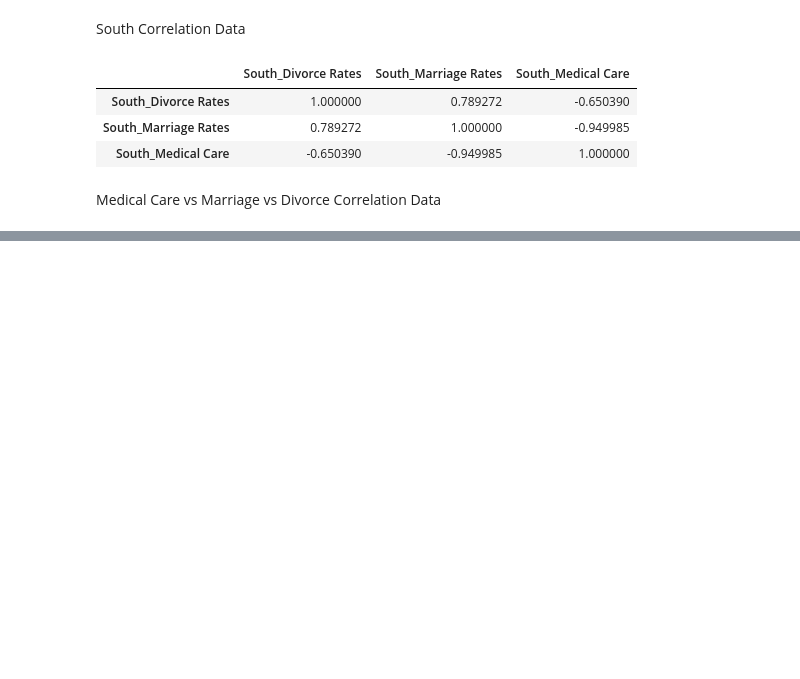
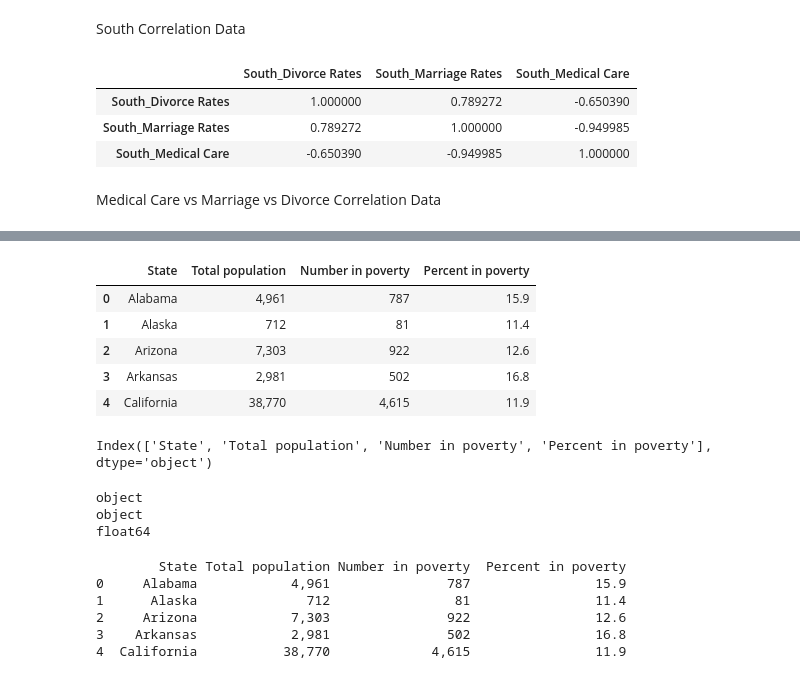
Before and after one commit to RyanWeigel32/Class_Project_Final, a Jupyter notebook: Project_One_Final.ipynb, the cells around one changed output, grey strips where cells are left out. Cells and saved outputs as stored; diff of their text form; code cells hidden in the pictures; blank space fills up the shorter version.

```diff
--- a/Project_One_Final.ipynb
+++ b/Project_One_Final.ipynb
@@ -836,0 +979,35 @@ healthcare_marriage_divorce_corr
+# %%
+# Read the CSV file
+df_2021 = pd.read_csv(r'Alexas Resources\Alexandra Data\Poverty_data_2021.csv')
+
+df_2021.head()
+# %% [output]
+|  | State | Total population | Number in poverty | Percent in poverty |
+| 0 | Alabama | 4,961 | 787 | 15.9 |
+| 1 | Alaska | 712 | 81 | 11.4 |
+| 2 | Arizona | 7,303 | 922 | 12.6 |
+| 3 | Arkansas | 2,981 | 502 | 16.8 |
+| 4 | California | 38,770 | 4,615 | 11.9 |
+# %%
+# List columns
+df_2021.columns
+# %% [output]
+Index(['State', 'Total population', 'Number in poverty', 'Percent in poverty'], dtype='object')
+# %%
+#Check index type
+print(df_2021['Total population'].dtype)
+print(df_2021['Number in poverty'].dtype)
+print(df_2021['Percent in poverty'].dtype)
+# %% [output]
+object
+object
+float64
+# %%
+print(df_2021.head().to_string())
+# %% [output]
+        State Total population Number in poverty  Percent in poverty
+0     Alabama            4,961               787                15.9
+1      Alaska              712                81                11.4
+2     Arizona            7,303               922                12.6
+3    Arkansas            2,981               502                16.8
+4  California           38,770             4,615                11.9
```
Also changed, not shown: parts of 89 cells of this notebook.
